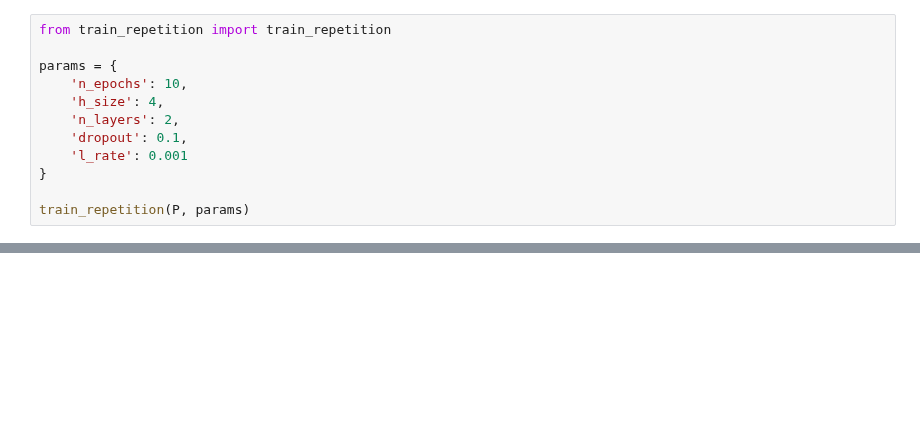
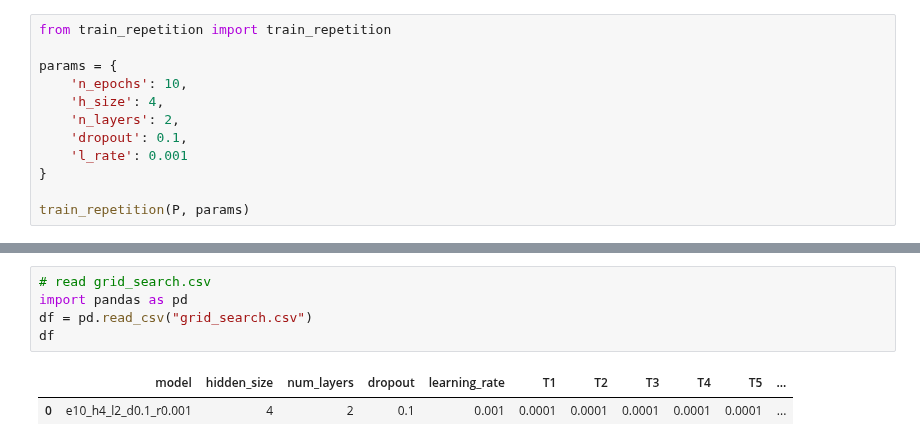
Before and after one commit to danieldager/swp-model, a Jupyter notebook: code/simulations/train_test.ipynb, the cells around one changed output, grey strips where cells are left out. Drawn from its saved outputs; the diff is of its cells as text; blank space fills up the shorter version.

```diff
--- a/code/simulations/train_test.ipynb
+++ b/code/simulations/train_test.ipynb
@@ -42,0 +110,8 @@ P.test_data
+# %%
+# read grid_search.csv
+import pandas as pd
+df = pd.read_csv("grid_search.csv")
+df
+# %% [output]
+|  | model | hidden_size | num_layers | dropout | learning_rate | T1 | T2 | T3 | T4 | T5 | ... |
+| 0 | e10_h4_l2_d0.1_r0.001 | 4 | 2 | 0.1 | 0.001 | 0.0001 | 0.0001 | 0.0001 | 0.0001 | 0.0001 | ... |
```
Also changed, not shown: parts of 4 cells of this notebook, 3 other files.
